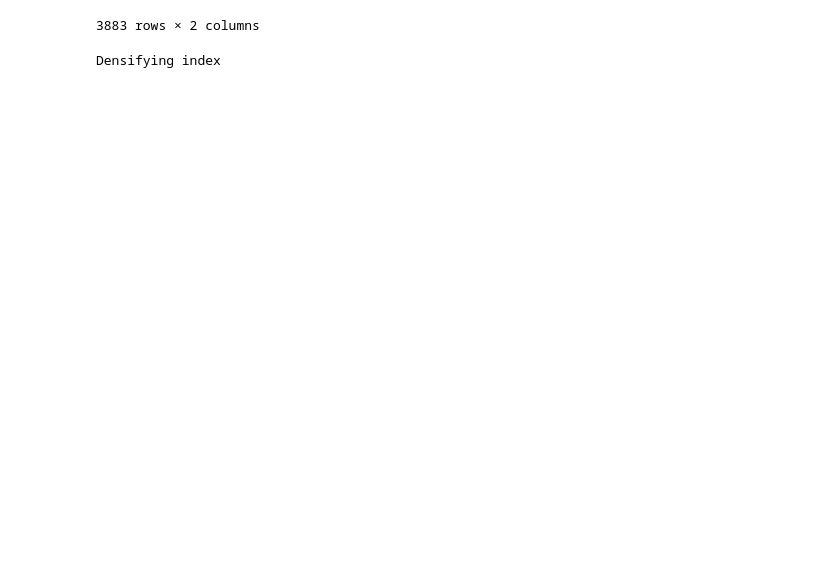
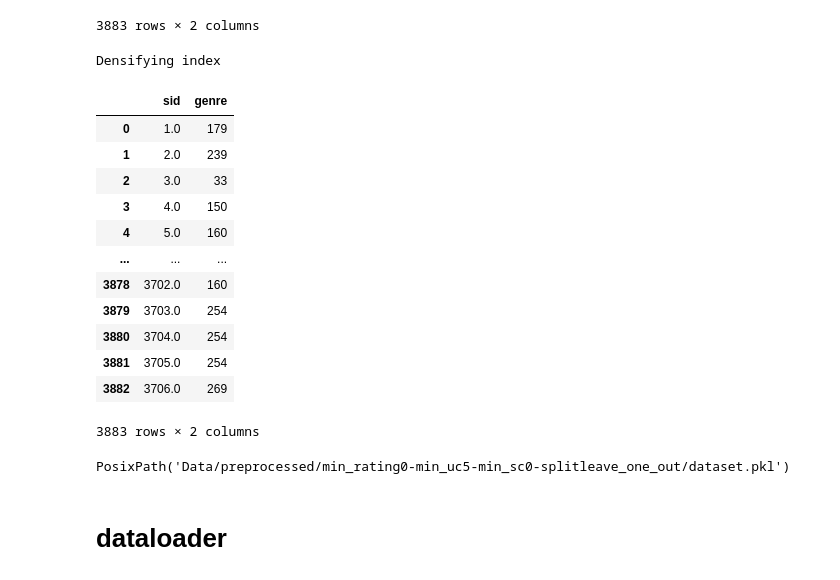
Before and after one commit to kyeongchan92/BERT4RecCustom, a Jupyter notebook: test.ipynb, the cells around one changed output. Drawn from its saved outputs; the diff is of its cells as text; code cells hidden in the pictures; blank space fills up the shorter version.

```diff
--- a/test.ipynb
+++ b/test.ipynb
@@ -86,6 +107,22 @@ attrs_df
 3883 rows × 2 columns
 # %%
-attrs_df, amap = dataset.densify_index(attrs_df, target_cols=dataset.attr_names)
+attrs_df, amap = dataset.densify_index(attrs_df, target_cols=dataset.attributes)
 # %% [output]
 Densifying index
+# %%
+attrs_df
+# %% [output]
+|  | sid | genre |
+| 0 | 1.0 | 179 |
+| 1 | 2.0 | 239 |
+| 2 | 3.0 | 33 |
+| 3 | 4.0 | 150 |
+| 4 | 5.0 | 160 |
+| ... | ... | ... |
+| 3878 | 3702.0 | 160 |
+| 3879 | 3703.0 | 254 |
+| 3880 | 3704.0 | 254 |
+| 3881 | 3705.0 | 254 |
+| 3882 | 3706.0 | 269 |
+3883 rows × 2 columns
 # %%
@@ -94,0 +135,5 @@ for attr_name in dataset.attr_names:
+# %%
+dataset_path = dataset._get_preprocessed_dataset_path()
+dataset_path
+# %% [output]
+PosixPath('Data/preprocessed/min_rating0-min_uc5-min_sc0-splitleave_one_out/dataset.pkl')
@@ -94,0 +151,2 @@ for attr_name in dataset.attr_names:
+# %% [markdown]
+# dataloader
```
Also changed, not shown: parts of 75 cells of this notebook, 12 other files.
